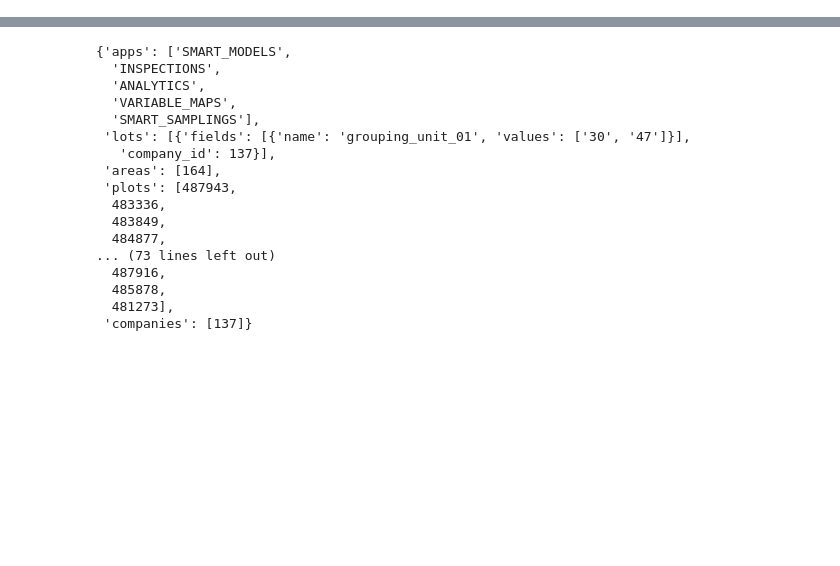
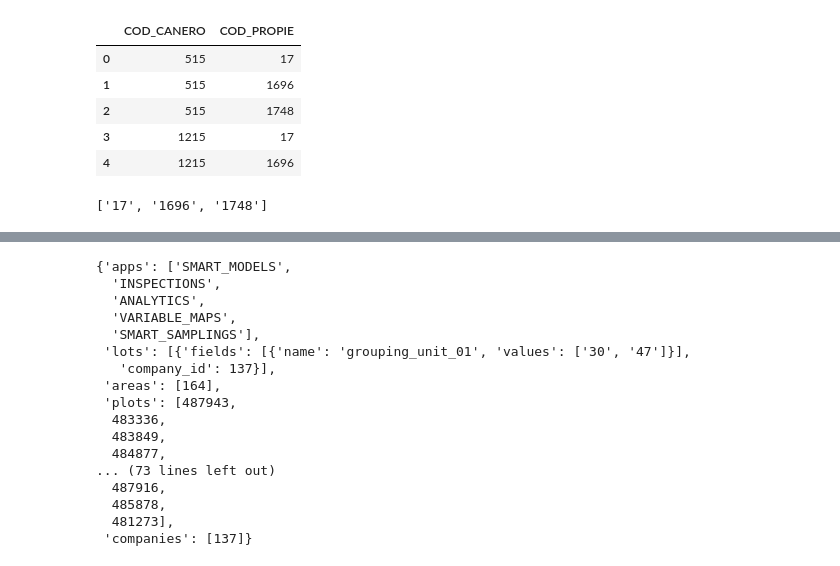
Before and after one commit to bismarksr17/utea_scripts, a Jupyter notebook: NAX/_get_samplins.ipynb, the cells around one changed output, grey strips where cells are left out. Drawn from its saved outputs; the diff is of its cells as text; code cells hidden in the pictures; blank space fills up the shorter version.

```diff
--- a/NAX/_get_samplins.ipynb
+++ b/NAX/_get_samplins.ipynb
@@ -86,0 +100,17 @@ def crear_usuario_nax(token: str, email: str, password: str, first_name: str,
+# %%
+df_props = pd.read_excel(PATH_CANERO_PROP)
+df_props.head(5)
+# %% [output]
+|  | COD_CANERO | COD_PROPIE |
+| 0 | 515 | 17 |
+| 1 | 515 | 1696 |
+| 2 | 515 | 1748 |
+| 3 | 1215 | 17 |
+| 4 | 1215 | 1696 |
+# %%
+df_cods = df_props[df_props['COD_CANERO']==515]
+list_props = list(df_cods["COD_PROPIE"])
+list_props_str = [str(i) for i in list_props]
+list_props_str
+# %% [output]
+['17', '1696', '1748']
```
Also changed, not shown: parts of 6 cells of this notebook.
